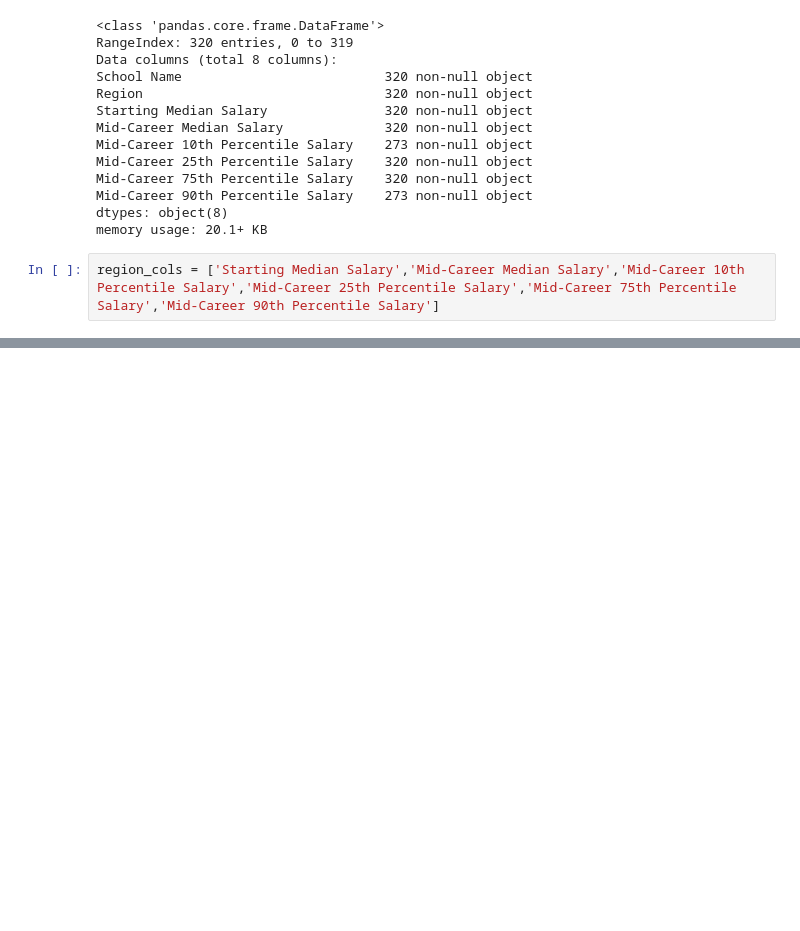
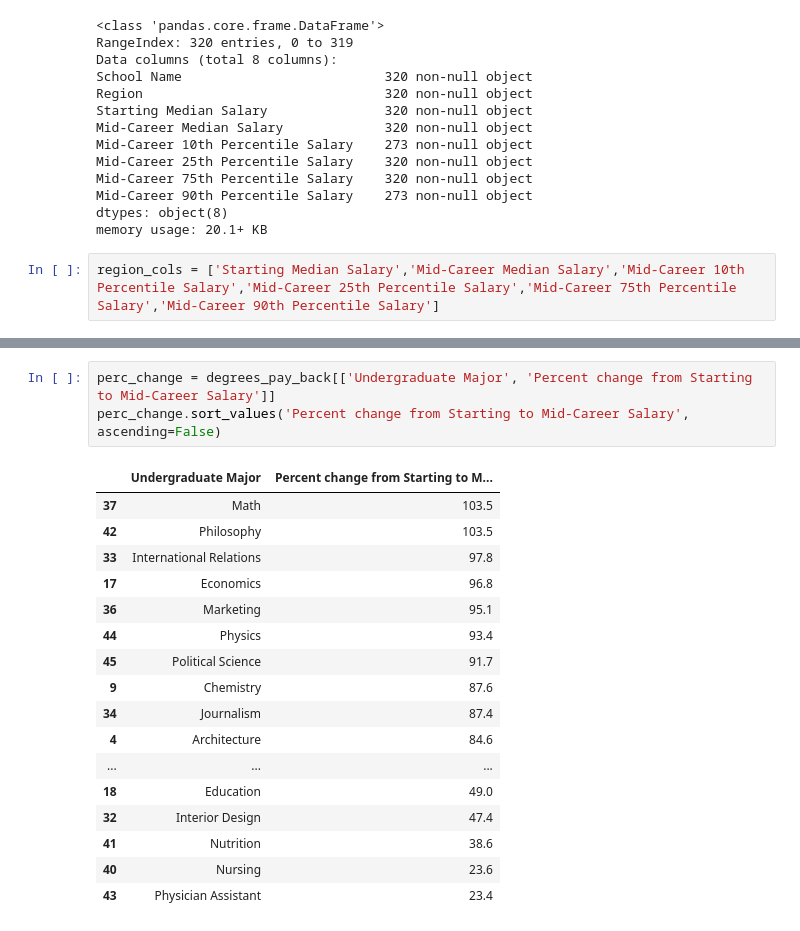
Before and after one commit to LyuboKushev/college-attendance-usa, a Jupyter notebook: Where It Pays to Attend College.ipynb, the cells around one changed output, grey strips where cells are left out. Drawn from its saved outputs; the diff is of its cells as text; blank space fills up the shorter version.

```diff
--- a/Where It Pays to Attend College.ipynb
+++ b/Where It Pays to Attend College.ipynb
@@ -211,0 +256,21 @@ salaries_region.describe()
+# %%
+perc_change = degrees_pay_back[['Undergraduate Major', 'Percent change from Starting to Mid-Career Salary']]
+perc_change.sort_values('Percent change from Starting to Mid-Career Salary', ascending=False)
+# %% [output]
+|  | Undergraduate Major | Percent change from Starting to M... |
+| 37 | Math | 103.5 |
+| 42 | Philosophy | 103.5 |
+| 33 | International Relations | 97.8 |
+| 17 | Economics | 96.8 |
+| 36 | Marketing | 95.1 |
+| 44 | Physics | 93.4 |
+| 45 | Political Science | 91.7 |
+| 9 | Chemistry | 87.6 |
+| 34 | Journalism | 87.4 |
+| 4 | Architecture | 84.6 |
+| ... | ... | ... |
+| 18 | Education | 49.0 |
+| 32 | Interior Design | 47.4 |
+| 41 | Nutrition | 38.6 |
+| 40 | Nursing | 23.6 |
+| 43 | Physician Assistant | 23.4 |
```
Also changed, not shown: parts of 12 cells of this notebook.
